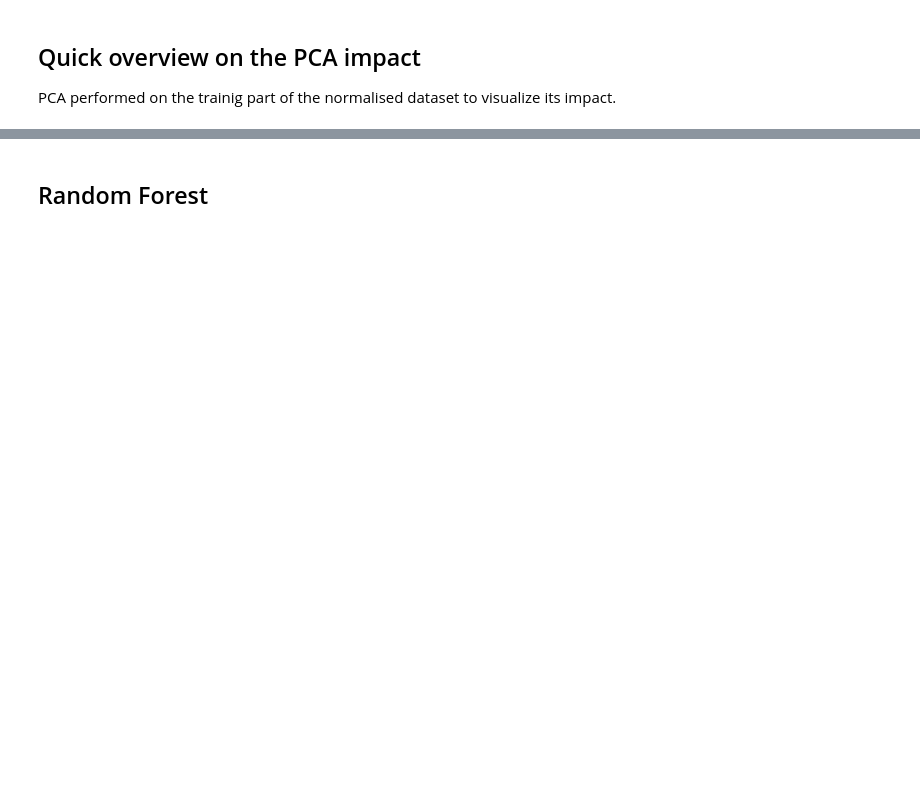
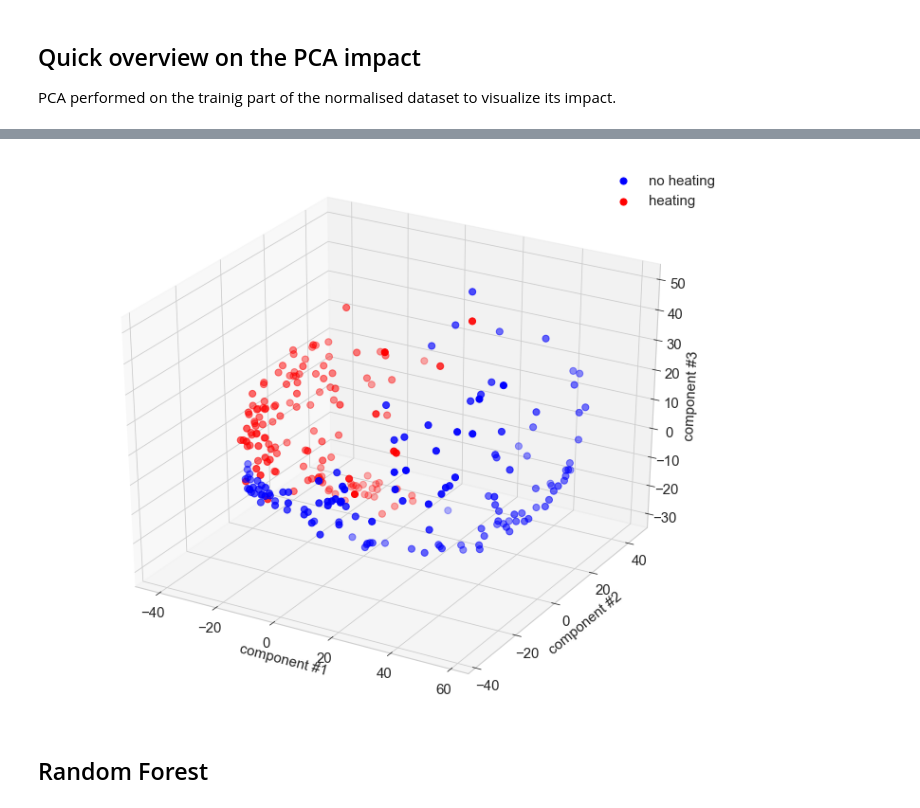
Before and after one commit to francescogiordano94/vacuum_gauge, a Jupyter notebook: VacuumGauge_main.ipynb, the cells around one changed output, grey strips where cells are left out. Drawn from its saved outputs; the diff is of its cells as text; code cells hidden in the pictures; blank space fills up the shorter version.

```diff
--- a/VacuumGauge_main.ipynb
+++ b/VacuumGauge_main.ipynb
@@ -104,28 +104,30 @@ X_train_pca[1]
 # %%
 from mpl_toolkits.mplot3d import Axes3D
 fontsize=15
 
-ok = X_train_pca[y_train==0]
-delta = X_train_pca[y_train ==1]
+ok = X_pca[y==0]
+delta = X_pca[y ==1]
 
 plt.style.use('seaborn-whitegrid')
 fig = plt.figure(figsize=(10,8))
 ax = Axes3D(fig)
 
 ax.scatter(ok[:,0], ok[:,1], ok[:,2], c='b', label='no heating', s=50)
 ax.scatter(delta[:,0], delta[:,1], delta[:,2], c='r', label='heating', s=50)
 
 ax.set_xlabel('component #1', fontsize=fontsize)
 ax.set_ylabel('component #2', fontsize=fontsize)
 ax.set_zlabel('component #3', fontsize=fontsize)
 
 # ax.set_xlim(-25,30)
 # ax.set_ylim(-5,20)
 # ax.set_zlim(-10,7.5)
 plt.gca().patch.set_facecolor('white')
 plt.tick_params(axis='both', which='major', labelsize=fontsize)
 plt.legend(fontsize=fontsize)
 plt.show()
+# %% [output]
+[figure, added]
 # %% [markdown]
 ## Random Forest
 # %%
```
Also changed, not shown: parts of 32 cells of this notebook, 5 other files.
